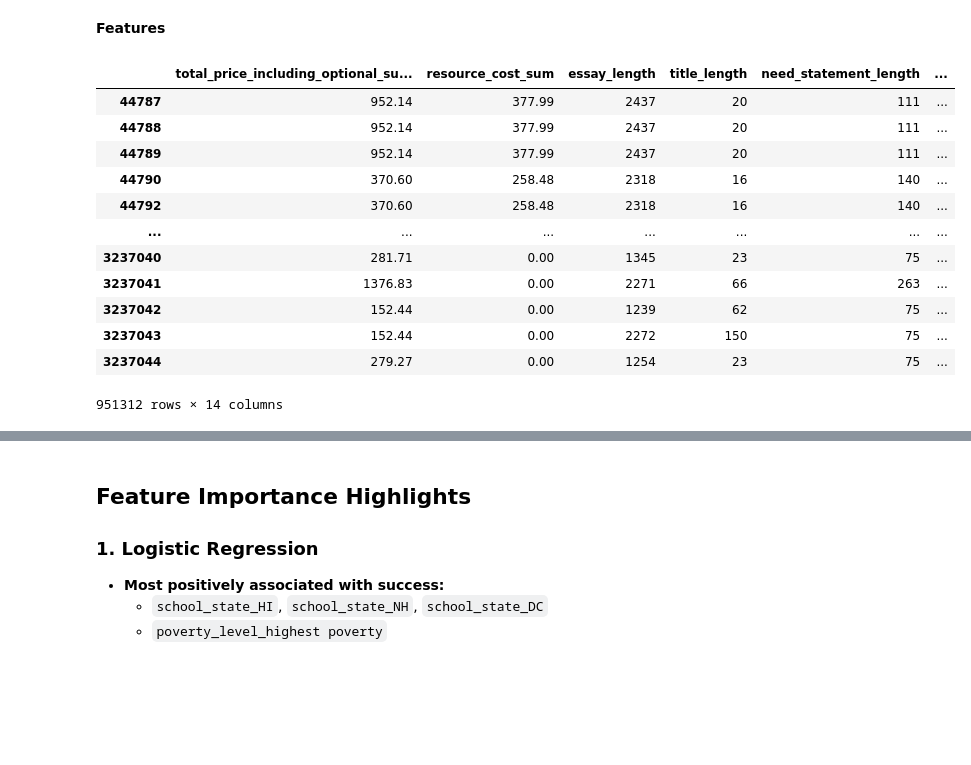
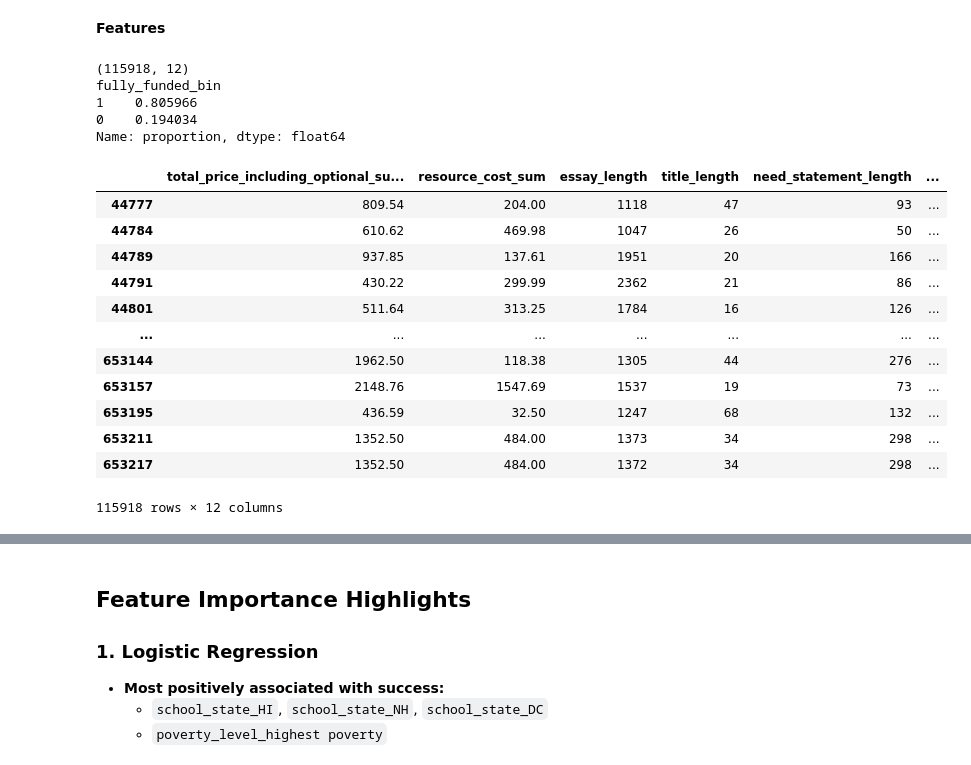
Before and after one commit to anshika2698/ML-PROJECT-GROUP-14, a Jupyter notebook: mlp_updated.ipynb, the cells around one changed output, grey strips where cells are left out. Cells and saved outputs as stored; diff of their text form; code cells hidden in the pictures; blank space fills up the shorter version.

```diff
--- a/mlp_updated.ipynb
+++ b/mlp_updated.ipynb
@@ -36,8 +37,18 @@ resources_summary = resources_summary.reset_index()
 df = df.merge(resources_summary, on='projectid', how='left')
 # %%
-# merge donations
-df = df.merge(donations, on='projectid', how='left')
+# aggregate donations
+donations_agg = donations.groupby('projectid').agg({
+    'donor_acctid': 'nunique',
+    'donationid': 'count'
+}).reset_index()
 
+donations_agg = donations_agg.rename(columns={
+    'donor_acctid': 'num_unique_donors',
+    'donationid': 'donation_counts'
+})
+
+# 2. Merge donations
+df = df.merge(donations_agg, on='projectid', how='left')
 
 # Drop columns with too many missing values
 missing_pct = df.isnull().mean().sort_values(ascending=False)
@@ -65,12 +76,11 @@ df['month_posted'] = df['date_posted'].dt.month
 df['year_posted'] = df['date_posted'].dt.year
 df['fully_funded_bin'] = df['fully_funded'].map({'t': 1, 'f': 0})
 
-# add Donation_count
-donation_counts = donations.groupby('projectid').size().rename('total_number_of_donations')
-df['donation_counts'] = df['projectid'].map(donation_counts)
 
-# Filter for NY, CA, FL
 df = df[df['school_state'].isin(['NM','MI','UT','AZ','HI','CT','AA','WA','GA','OK','AE','CO','SC','TX'])]
 df.to_csv('df.csv', index=False)
-df.shape, df.columns.tolist()
+print(df.shape)
+print(df.columns.tolist())
+print(df['projectid'].is_unique)
+df
 # %% [output]
@@ -216,47 +151,53 @@ all_feature_cols = [
     'total_price_including_optional_support',
     'resource_cost_sum',
     'essay_length',
     'title_length',
     'need_statement_length',
     'poverty_level',
     'school_state',
     'students_reached',
 
     # These are the features we had for our merged_dataset. I dropped some columns such as 'projectid', 'teacher_acctid', 'schoolid', 'donor_acctid' since they don't
     # help with our models. There are also a few columns that are in the merged_dataset but i didn't find them:
     # ['at_least_1_teacher_referred_donor', 'at_least_1_green_donation', 'great_chat', 'three_or_more_non_teacher_referred_donors',
     # 'one_non_teacher_referred_donor_giving_100_plus', 'donation_from_thoughtful_donor', 'great_messages_proportion', 'teacher_referred_count',
     # 'non_teacher_referred_count']
     'resource_type',
     'item_quantity_sum',
-    'donation_total',
-    'donor_state',
     'donation_counts',
 ]
 
 # Drop rows with missing required values
 df_model = df[all_feature_cols + ['fully_funded_bin']].dropna()
 
 # Define X and y
 X = df_model[all_feature_cols]
 y = df_model['fully_funded_bin']
 
 df_model.to_csv('feature_matrix.csv', index=False)
+
+print(df_model.shape)
+df_model.to_csv('feature_matrix.csv', index=False)
 df_model
 # %% [output]
+(115918, 12)
+fully_funded_bin
+1    0.805966
+0    0.194034
+Name: proportion, dtype: float64
 |  | total_price_including_optional_su... | resource_cost_sum | essay_length | title_length | need_statement_length | ... |
-| 44787 | 952.14 | 377.99 | 2437 | 20 | 111 | ... |
-| 44788 | 952.14 | 377.99 | 2437 | 20 | 111 | ... |
-| 44789 | 952.14 | 377.99 | 2437 | 20 | 111 | ... |
-| 44790 | 370.60 | 258.48 | 2318 | 16 | 140 | ... |
-| 44792 | 370.60 | 258.48 | 2318 | 16 | 140 | ... |
+| 44777 | 809.54 | 204.00 | 1118 | 47 | 93 | ... |
+| 44784 | 610.62 | 469.98 | 1047 | 26 | 50 | ... |
+| 44789 | 937.85 | 137.61 | 1951 | 20 | 166 | ... |
+| 44791 | 430.22 | 299.99 | 2362 | 21 | 86 | ... |
+| 44801 | 511.64 | 313.25 | 1784 | 16 | 126 | ... |
 | ... | ... | ... | ... | ... | ... | ... |
-| 3237040 | 281.71 | 0.00 | 1345 | 23 | 75 | ... |
-| 3237041 | 1376.83 | 0.00 | 2271 | 66 | 263 | ... |
-| 3237042 | 152.44 | 0.00 | 1239 | 62 | 75 | ... |
-| 3237043 | 152.44 | 0.00 | 2272 | 150 | 75 | ... |
-| 3237044 | 279.27 | 0.00 | 1254 | 23 | 75 | ... |
+| 653144 | 1962.50 | 118.38 | 1305 | 44 | 276 | ... |
+| 653157 | 2148.76 | 1547.69 | 1537 | 19 | 73 | ... |
+| 653195 | 436.59 | 32.50 | 1247 | 68 | 132 | ... |
+| 653211 | 1352.50 | 484.00 | 1373 | 34 | 298 | ... |
+| 653217 | 1352.50 | 484.00 | 1372 | 34 | 298 | ... |
-951312 rows × 14 columns
+115918 rows × 12 columns
 # %%
 from sklearn.model_selection import train_test_split
 from sklearn.preprocessing import StandardScaler
```
Also changed, not shown: parts of 17 cells of this notebook.
